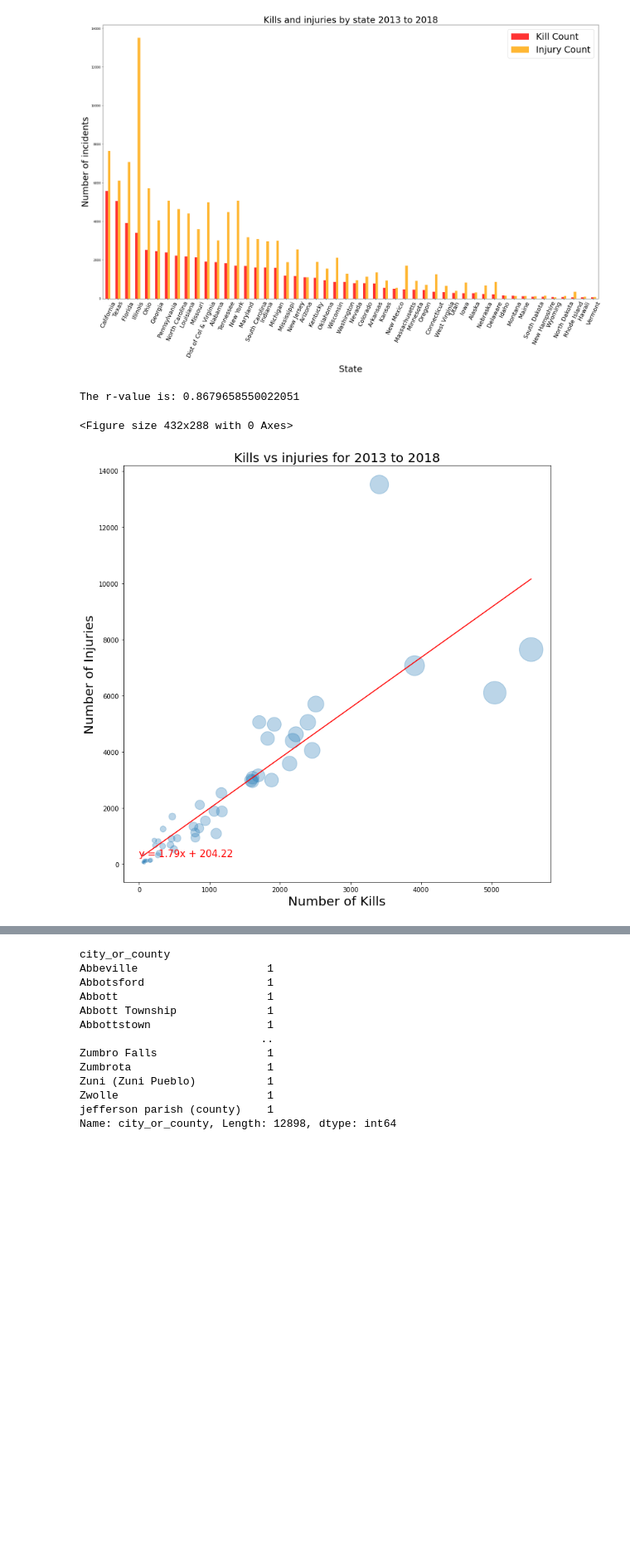
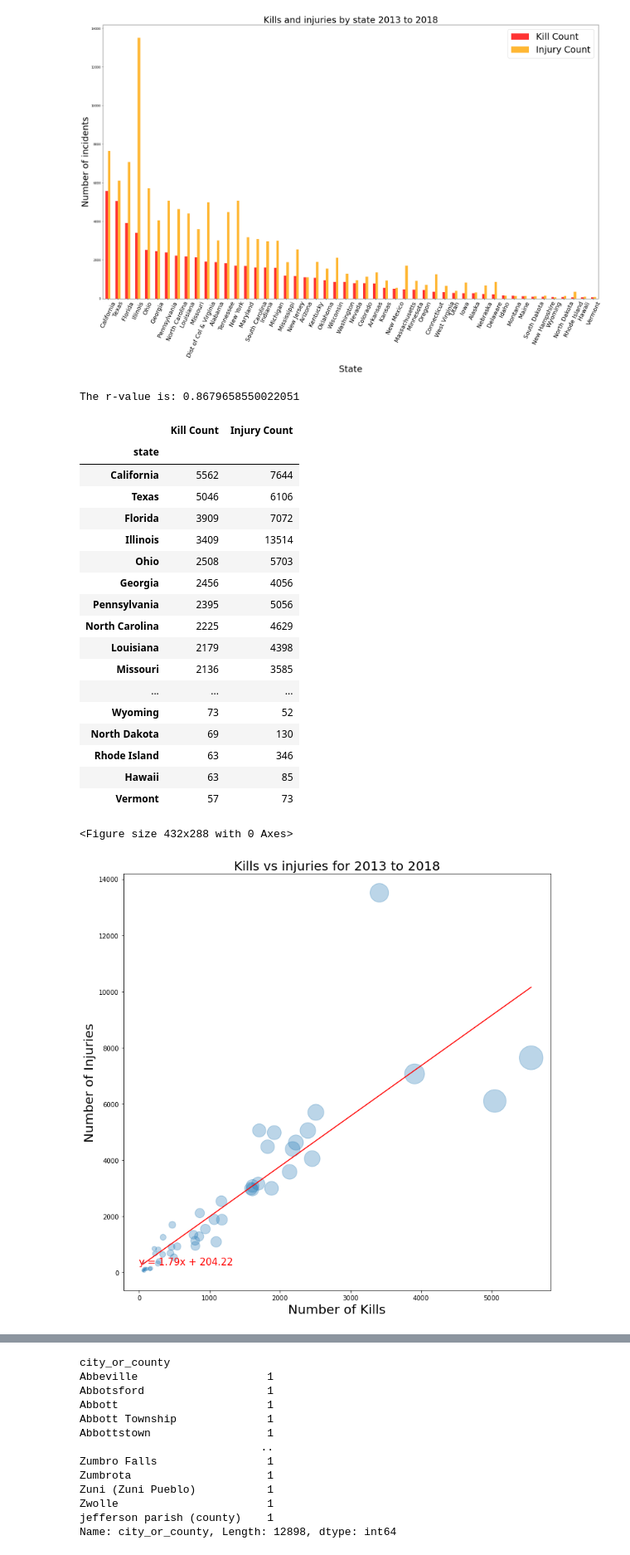
Before and after one commit to Kevin-McConchie/Project-1-Group-2, a Jupyter notebook: KM - gun_violence.ipynb, the cells around one changed output, grey strips where cells are left out. Shown: that part at 83% size. Cells and saved outputs as stored; diff of their text form; code cells hidden in the pictures; blank space fills up the shorter version.

```diff
--- a/KM - gun_violence.ipynb
+++ b/KM - gun_violence.ipynb
@@ -129,35 +129,55 @@ fig_k1
 <Figure size 432x288 with 0 Axes>
 [figure]
 # %%
+
 # create scatter plot to see if there is a positve correlation of injuries to kills by state
 fig_k2 = plt.figure()
 size = sorted_df["Kill Count"]
 
 # linear regression calc and plot
 from scipy.stats import linregress
 #
 (slope, intercept, rvalue, pvalue, stderr) = linregress(sorted_df["Kill Count"],
                                                         sorted_df["Injury Count"])
 regress_values = sorted_df["Kill Count"]* slope + intercept
 line_eq = "y = " + str(round(slope,2)) + "x + " + str(round(intercept,2))
 sorted_df.plot(kind="scatter", x="Kill Count", y="Injury Count",
             alpha=0.3,s=(size/4),figsize=(12,12))
 
 plt.plot(sorted_df["Kill Count"],regress_values,"r-")
 plt.annotate(line_eq,(0,275),fontsize=15,color="red")
 
 # Title and labels
 plt.title("Kills vs injuries for 2013 to 2018",fontsize=20)
 plt.ylabel("Number of Injuries", fontsize=20)
 plt.xlabel("Number of Kills",fontsize=20)
 
 # save image
 plt.savefig("Images/fig_k2_scatter_plot.png")
 
 # show image and rvalue
 fig_k2
 print(f"The r-value is: {rvalue}")
+sorted_df
 # %% [output]
 The r-value is: 0.8679658550022051
+|  | Kill Count | Injury Count |
+| state |  |  |
+| California | 5562 | 7644 |
+| Texas | 5046 | 6106 |
+| Florida | 3909 | 7072 |
+| Illinois | 3409 | 13514 |
+| Ohio | 2508 | 5703 |
+| Georgia | 2456 | 4056 |
+| Pennsylvania | 2395 | 5056 |
+| North Carolina | 2225 | 4629 |
+| Louisiana | 2179 | 4398 |
+| Missouri | 2136 | 3585 |
+| ... | ... | ... |
+| Wyoming | 73 | 52 |
+| North Dakota | 69 | 130 |
+| Rhode Island | 63 | 346 |
+| Hawaii | 63 | 85 |
+| Vermont | 57 | 73 |
 <Figure size 432x288 with 0 Axes>
 [figure]
```
Also changed, not shown: parts of 7 cells of this notebook, 7 other files.
